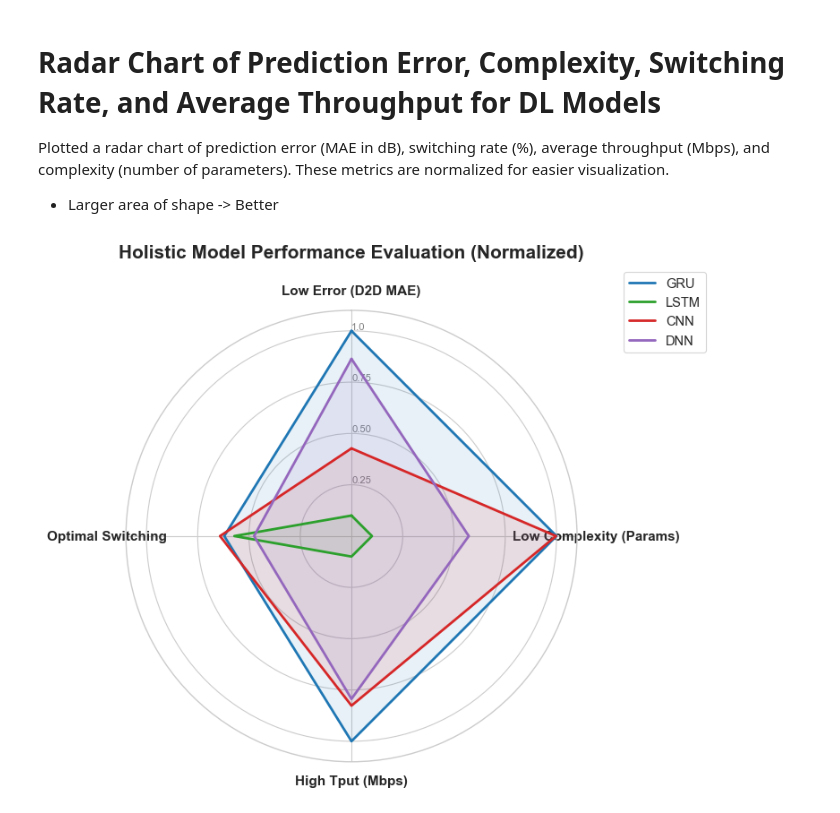
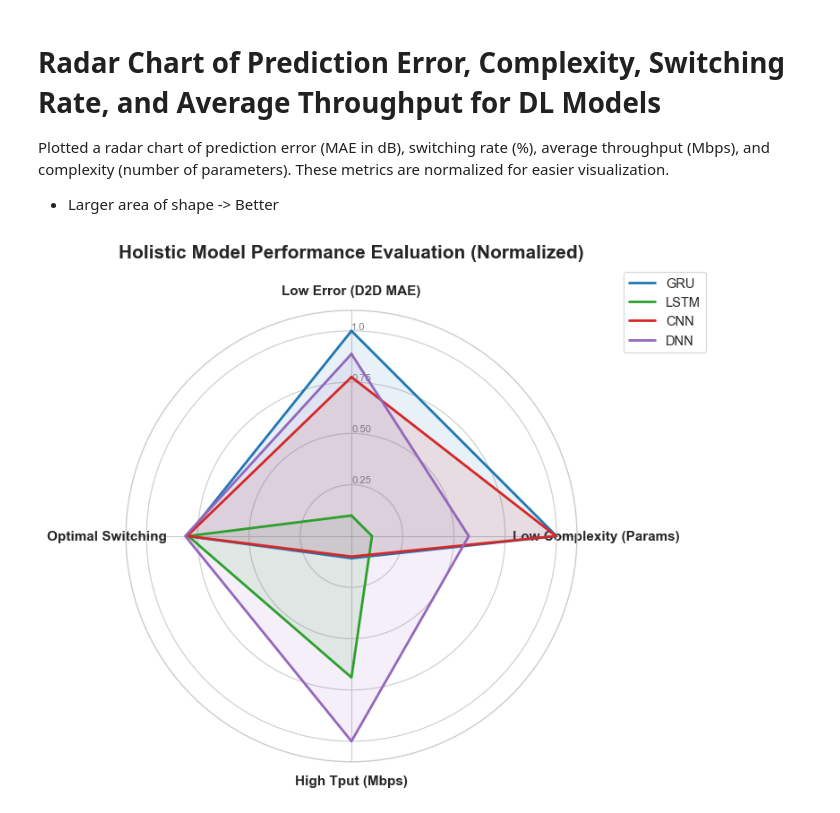
Before and after one commit to WarlockZul/FYP-Deep-Learning-D2D-Mode-Selection, a Jupyter notebook: notebooks/tradeoff_analysis.ipynb, the cells around one changed output. Drawn from its saved outputs; the diff is of its cells as text; code cells hidden in the pictures.

```diff
--- a/notebooks/tradeoff_analysis.ipynb
+++ b/notebooks/tradeoff_analysis.ipynb
@@ -14,7 +14,7 @@ sns.set_theme(style="whitegrid", context="paper", font_scale=1.2)
 colors = {'gru': '#1f77b4', 'lstm': '#2ca02c', 'cnn': '#d62728', 'dnn': '#9467bd'}
 
 # Load the evaluation metrics (final results)
-file_path = '../results/preprocessed_proposal/ablation_win16_kdeTrue_AR_seed21/final_evaluation_metrics.csv'
+file_path = '../results/preprocessed_proposal/ablation_win16_kdeTrue_AR_seed61/final_evaluation_metrics.csv'
 df = pd.read_csv(file_path, index_col=0)
 
 # Strip any accidental hidden spaces from the column names and index (row names)
@@ -315,35 +316,35 @@ df_norm['Low Complexity (Params)'] = min_max_scale(valid_df['Params'], invert=Tr
 df_norm['High Tput (Mbps)'] = min_max_scale(valid_df['Avg Tput (Mbps)'], invert=False)
 
 # Optimal switching penalty (Safe mapping)
-optimal_switch = 20.0
+optimal_switch = 5.0
 switch_penalty = abs(valid_df['Switch Rate (%)'] - optimal_switch) / max(optimal_switch, 100 - optimal_switch)
 df_norm['Optimal Switching'] = 0.1 + ((1 - switch_penalty) * 0.9)
 
 # Radar Chart Setup
 categories = list(df_norm.columns)
 N = len(categories)
 angles = [n / float(N) * 2 * pi for n in range(N)]
 angles += angles[:1]
 
 fig, ax = plt.subplots(figsize=(8, 8), subplot_kw={'projection': 'polar'})
 ax.set_theta_offset(pi / 2) # pyright: ignore[reportAttributeAccessIssue]
 ax.set_theta_direction(-1) # pyright: ignore[reportAttributeAccessIssue]
 plt.xticks(angles[:-1], categories, size=11, fontweight='bold')
 ax.set_rlabel_position(0) # pyright: ignore[reportAttributeAccessIssue]
 plt.yticks([0.25, 0.5, 0.75, 1.0], ["0.25", "0.50", "0.75", "1.0"], color="grey", size=8)
 plt.ylim(0, 1.1)
 
 # Plot each model
 for model in df_norm.index:
     values = df_norm.loc[model].values.flatten().tolist()
     values += values[:1]
     ax.plot(angles, values, linewidth=2, linestyle='solid', label=model.upper(), color=colors[model])
     ax.fill(angles, values, color=colors[model], alpha=0.1)
 
 plt.title('Holistic Model Performance Evaluation (Normalized)', size=15, fontweight='bold', y=1.1)
 plt.legend(loc='upper right', bbox_to_anchor=(1.3, 1.1))
 plt.tight_layout()
 plt.savefig('../results/preprocessed_proposal/tradeoff_radar_chart.png', dpi=300)
 plt.show()
 # %% [output]
-[figure, old version]
+[figure, new version]
```
Also changed, not shown: parts of 4 cells of this notebook, 11 other files.
